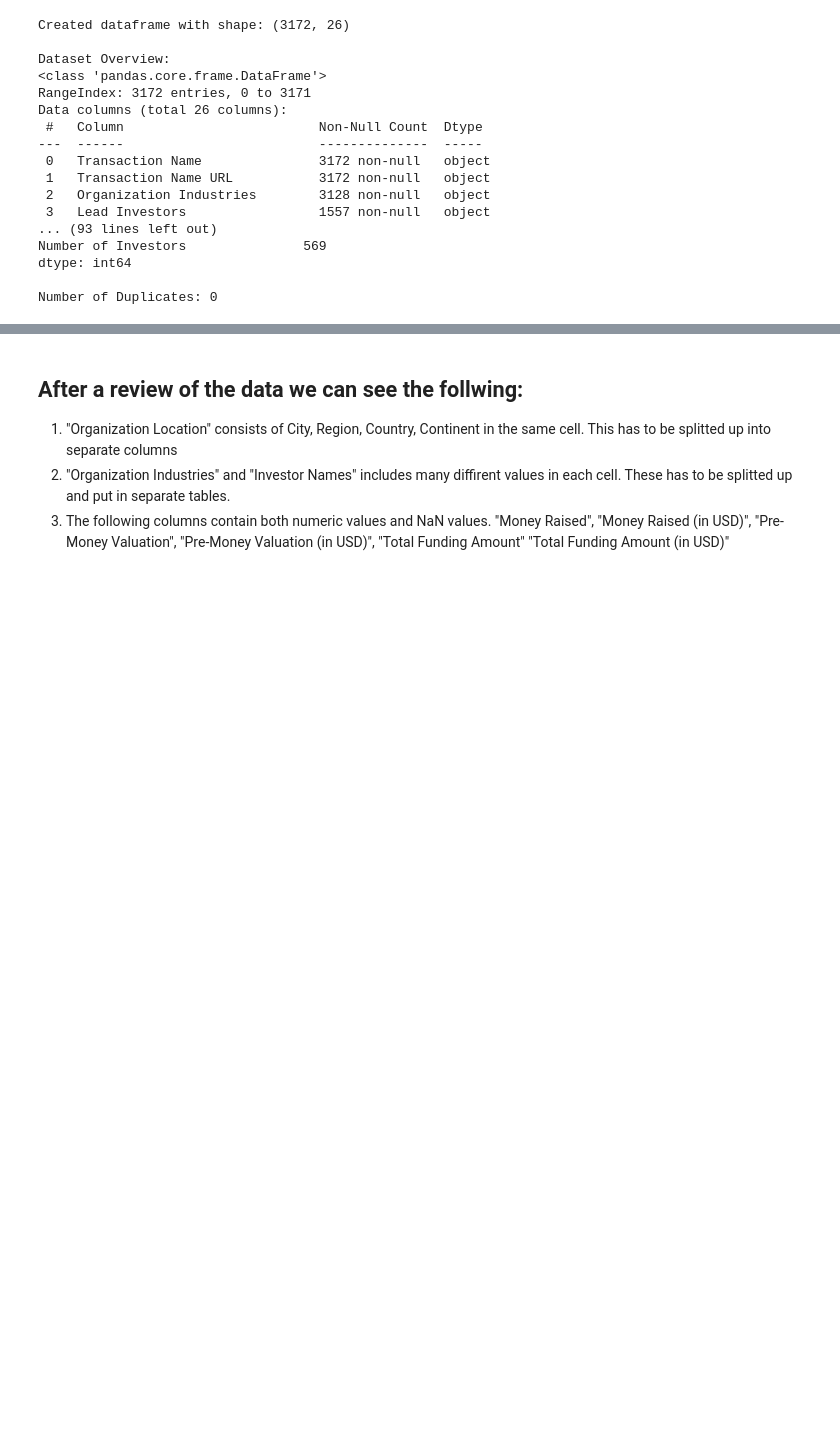
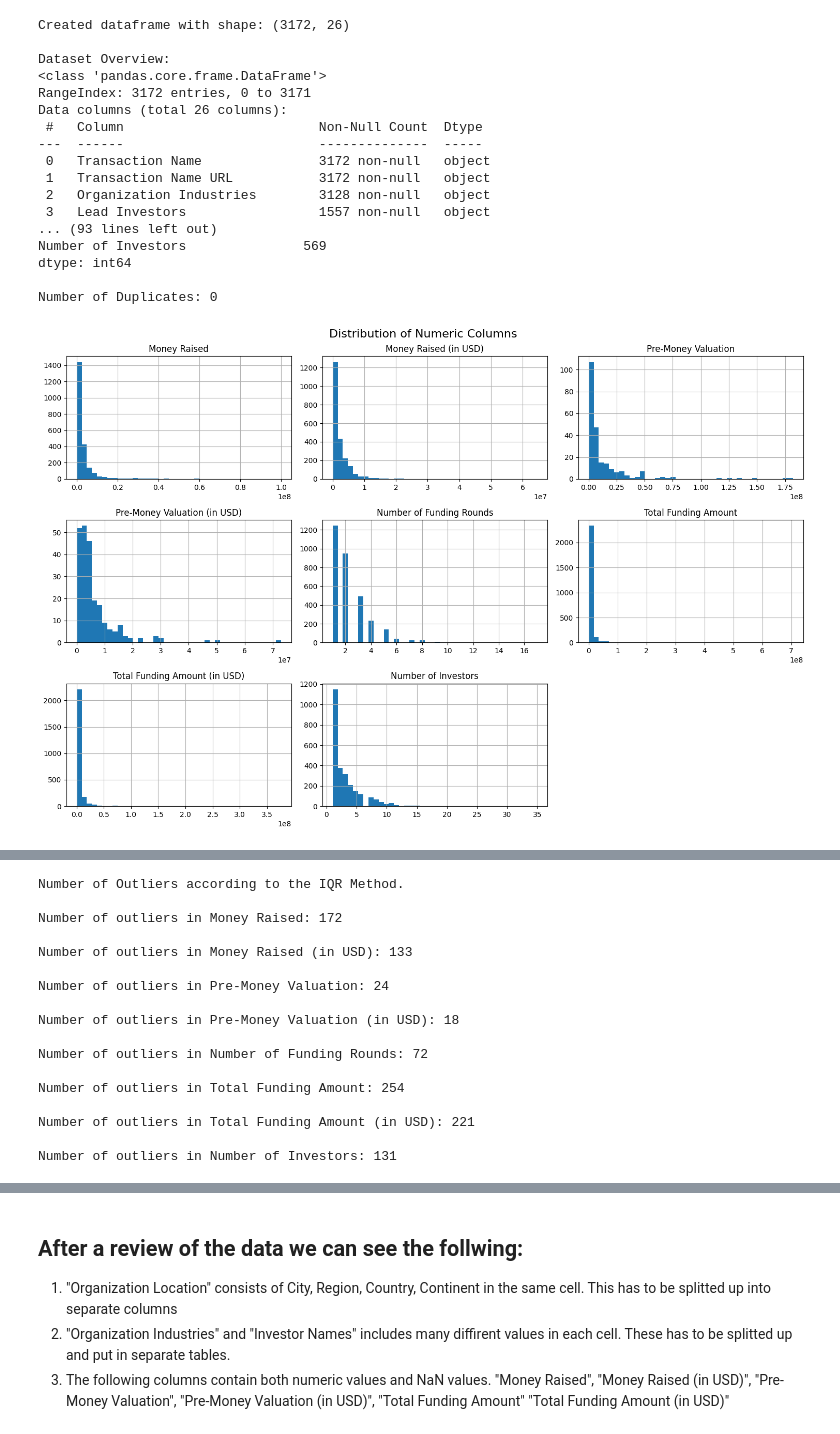
Before and after one commit to hendrik-spl/cbs-bdp-market-review-dashboard, a Jupyter notebook: eda_and_preprocessing/exploratory_data_analysis.ipynb, the cells around one changed output, grey strips where cells are left out. Drawn from its saved outputs; the diff is of its cells as text; code cells hidden in the pictures; blank space fills up the shorter version.

```diff
--- a/eda_and_preprocessing/exploratory_data_analysis.ipynb
+++ b/eda_and_preprocessing/exploratory_data_analysis.ipynb
@@ -11,25 +11,28 @@ if parent_dir not in sys.path:
 
 from eda_and_preprocessing.eda_class import EDA
 from eda_and_preprocessing.preprocessing_class import Preprocessing
-# %%
-eda = EDA()
-eda.print_overview()
-eda.check_for_duplicates()
-# %% [output]
-Created dataframe with shape: (3172, 26)
-
-Dataset Overview:
-<class 'pandas.core.frame.DataFrame'>
-RangeIndex: 3172 entries, 0 to 3171
-Data columns (total 26 columns):
- #   Column                         Non-Null Count  Dtype
----  ------                         --------------  -----
- 0   Transaction Name               3172 non-null   object
- 1   Transaction Name URL           3172 non-null   object
- 2   Organization Industries        3128 non-null   object
- 3   Lead Investors                 1557 non-null   object
-... (93 lines left out)
-Number of Investors               569
-dtype: int64
-
-Number of Duplicates: 0
+# %%
+# Create an instance of the EDA class
+eda = EDA()
+
+# Run all EDA steps in sequence
+eda.run_eda()
+# %% [output]
+Created dataframe with shape: (3172, 26)
+
+Dataset Overview:
+<class 'pandas.core.frame.DataFrame'>
+RangeIndex: 3172 entries, 0 to 3171
+Data columns (total 26 columns):
+ #   Column                         Non-Null Count  Dtype
+---  ------                         --------------  -----
+ 0   Transaction Name               3172 non-null   object
+ 1   Transaction Name URL           3172 non-null   object
+ 2   Organization Industries        3128 non-null   object
+ 3   Lead Investors                 1557 non-null   object
+... (93 lines left out)
+Number of Investors               569
+dtype: int64
+
+Number of Duplicates: 0
+[figure, added]
@@ -35,0 +40,17 @@ Number of Duplicates: 0
+Number of Outliers according to the IQR Method.
+
+Number of outliers in Money Raised: 172
+
+Number of outliers in Money Raised (in USD): 133
+
+Number of outliers in Pre-Money Valuation: 24
+
+Number of outliers in Pre-Money Valuation (in USD): 18
+
+Number of outliers in Number of Funding Rounds: 72
+
+Number of outliers in Total Funding Amount: 254
+
+Number of outliers in Total Funding Amount (in USD): 221
+
+Number of outliers in Number of Investors: 131
```
Also changed, not shown: parts of 8 cells of this notebook, 1 other file.
